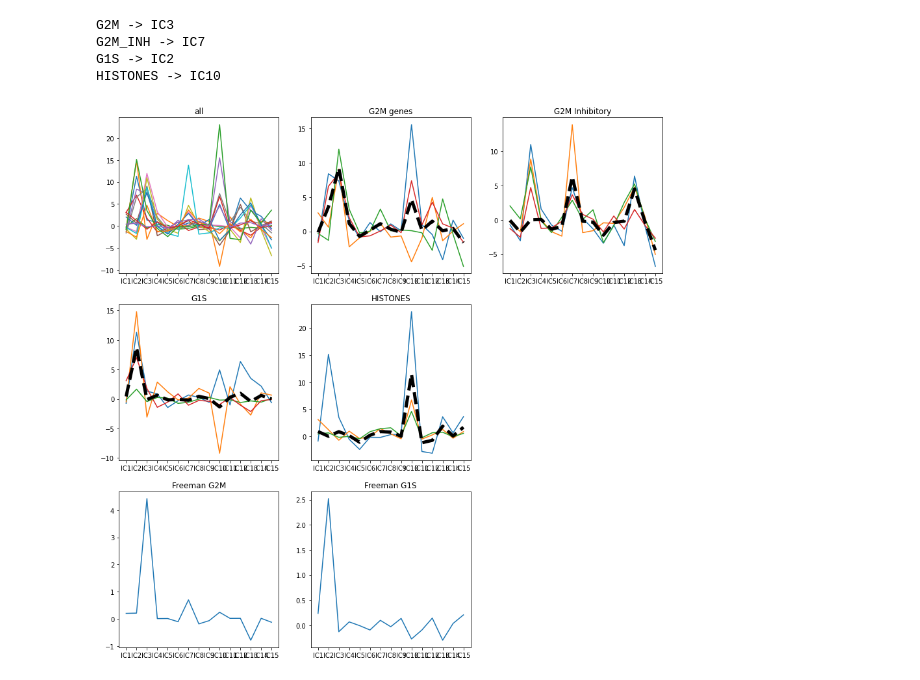
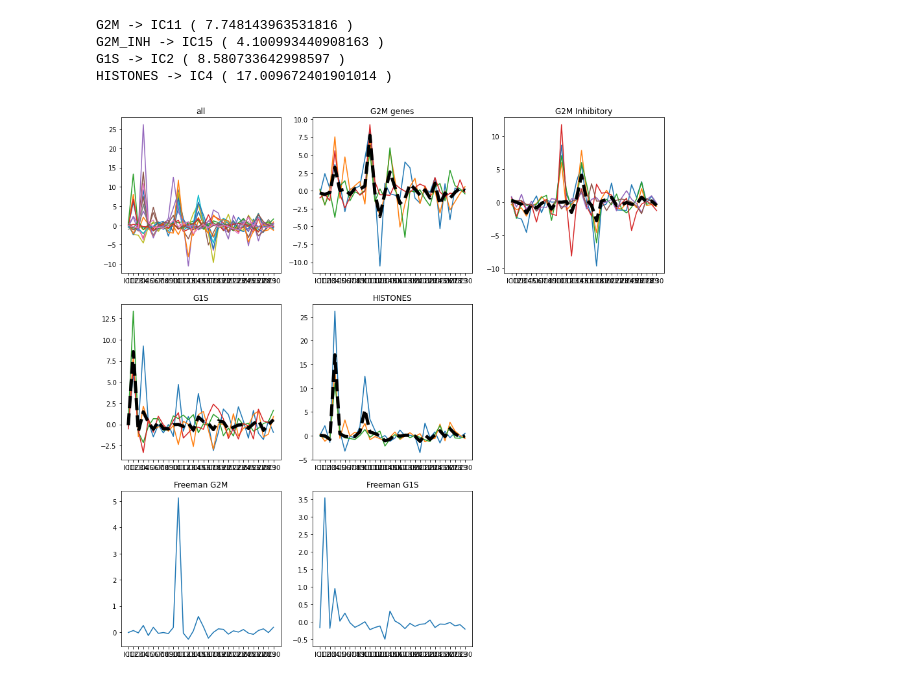
Before and after one commit to auranic/BroadCellLine_scRNASeq_analysis, a Jupyter notebook: ICA_analysis_of_single_cell_data.ipynb, the cells around one changed output. Drawn from its saved outputs; the diff is of its cells as text; code cells hidden in the pictures.

```diff
--- a/ICA_analysis_of_single_cell_data.ipynb
+++ b/ICA_analysis_of_single_cell_data.ipynb
@@ -207,9 +225,9 @@ with open(folder+'CPM_data.txt') as fin, open(folder+cell_line+'_raw.txt','w') a
 # in the next cell
 
 top_variable_genes = 10000 # if negative then no selection of genes
-Normalize_Totals = True
+#Normalize_Totals = True
 Already_Log_Transformed = False
-n_neighbours_for_pooling = 10
+n_neighbours_for_pooling = 5
 number_of_pcs = 20
 
 
@@ -218,14 +236,15 @@ adata_k = sc.AnnData(X=df[df.columns[1:]].to_numpy().transpose())
 adata_k.obs_names = list(df.columns[1:])
 adata_k.var_names = list(df[df.columns[0]])
 adata_k.X = adata_k.X/division_factor
+adata_k.var_names_make_unique()
 
 # Quality control
 adata_k.var['mt'] = adata_k.var_names.str.startswith('MT-')
 sc.pp.calculate_qc_metrics(adata_k, qc_vars=['mt'], percent_top=None, log1p=False, inplace=True)
 sc.pl.violin(adata_k, ['n_genes_by_counts', 'total_counts', 'pct_counts_mt'], jitter=0.4, multi_panel=True)
 sc.pl.scatter(adata_k, x='total_counts', y='pct_counts_mt')
-inds1 = np.where((adata_k.obs['total_counts']>10000) & (adata_k.obs['total_counts']<40000))
-inds2 = np.where(adata_k.obs['pct_counts_mt']<20)
+inds1 = np.where((adata_k.obs['total_counts']>10000) & (adata_k.obs['total_counts']<50000))
+inds2 = np.where(adata_k.obs['pct_counts_mt']<10)
 print(len(inds1[0]),'samples pass the count filter')
 print(len(inds2[0]),' samples pass the mt filter')
 ind_samples = np.intersect1d(inds1[0],inds2[0])
@@ -234,8 +253,18 @@ adata_k = adata_k[ind_samples,:]
 
 
 if n_neighbours_for_pooling>0:
+    #temp_top_variable_genes = top_variable_genes
+    #adata_k_temp = adata_k.copy()
+    #top_variable_genes = -1
+    #adata_k_temp = preprocessing_without_pooling(adata_k_temp)
+    #top_variable_genes = np.sum(np.var(adata_k_temp.X,axis=0)>0.01)
+    #top_variable_genes = 5000
+    print('top_variable_genes taken for pooling:',top_variable_genes)
     adata_k1 = pooling_procedure(adata_k,adata_k)
-adata_k1 = preprocessing_dataset(adata_k1)
+    #top_variable_genes = temp_top_variable_genes
+    adata_k1 = preprocessing_dataset(adata_k1)
+else:
+    adata_k1 = preprocessing_dataset(adata_k)
 dc = {'GENE':list(adata_k1.var_names)}
 for j,s in enumerate(adata_k1.obs_names):
     dc[s] = adata_k1.X[j,:]
@@ -283,11 +319,12 @@ X = df.values
 #Uncomment next line if you want to subsample the dataset
 #X = X[np.random.choice(X.shape[0],1000),:]
 mn = np.mean(X,axis=0)
+print(mn.shape)
 X = X - mn
 
 
-sICA = StabilizedICA(n_components = 15 , max_iter = 2000, n_jobs = -1)
-sICA.fit(X, n_runs = 100, plot = True, normalize=True)
+sICA = StabilizedICA(n_components = 30 , max_iter = 2000, n_jobs = -1)
+sICA.fit(X, n_runs = 100, plot = True, normalize=True, fun='logcosh')
 
 end = time.time()
 
@@ -320,7 +371,7 @@ freeman_G1S = ['ADAMTS1','ASF1B','ATAD2','BARD1','BLM','BRCA1','BRIP1','C17orf75
 freeman_G2M = ['ADGRE5','ARHGAP11A','ARHGDIB','ARL6IP1','ASPM','AURKA','AURKB','BIRC5','BORA','BRD8','BUB1','BUB1B','BUB3','CCNA2','CCNB1','CCNB2','CCNF','CDC20','CDC25B','CDC25C','CDC27','CDCA3','CDCA8','CDK1','CDKN1B','CDKN3','CENPE','CENPF','CENPI','CENPN','CEP55','CEP70','CEP85','CKAP2','CKAP5','CKS1B','CKS2','CTCF','DBF4','DBF4B','DCAF7','DEPDC1','DLGAP5','ECT2','ERCC6L','ESPL1','FAM64A','FOXM1','FZD2','FZD7','FZR1','GPSM2','GTF2E1','GTSE1','H2AFX','HJURP','HMGB2','HMGB3','HMMR','HN1','INCENP','JADE2','KIF11','KIF14','KIF15','KIF18A','KIF18B','KIF20A','KIF20B','KIF22','KIF23','KIF2C','KIF4A','KIF5B','KIFC1','KPNA2','LBR','LMNB2','MAD2L1','MELK','MET','METTL4','MIS18BP1','MKI67','MPHOSPH9','MTMR6','NCAPD2','NCAPG','NCAPG2','NCAPH','NDC1','NDC80','NDE1','NEIL3','NEK2','NRF1','NUSAP1','OIP5','PAFAH2','PARPBP','PBK','PLEKHG3','PLK1','PLK4','PRC1','PRR11','PSRC1','PTTG1','PTTG3P','RACGAP1','RAD21','RASSF1','REEP4','SAP30','SHCBP1','SKA1','SLCO1B3','SOGA1','SPA17','SPAG5','SPC25','SPDL1','STIL','STK17B','TACC3','TAF5','TBC1D2','TBC1D31','TMPO','TOP2A','TPX2','TROAP','TTF2','TTK','TUBB4B','TUBD1','UBE2C','UBE2S','VANGL1','WEE1','WHSC1','XPO1','ZMYM1']
 g2m_markers = ['CDK1','MKI67','CCNB2','AURKB']
 g1s_markers = ['RRM2','PCNA','MCM10','ORC6']
-g2m_inhibitory_markers = ['CDC20','CDKN3','NUF2','UBE2S']
+g2m_inhibitory_markers = ['CDC20','CDKN3','UBE2S','UBE2C','UBB','PSMA7','PSMB2']
 histone_markers = ['HIST1H4C','HIST1H1E','HIST2H2AC']
 
 freeman_G1S = [s for s in freeman_G1S if s in Metagenes]
@@ -337,15 +388,17 @@ histone_score = np.mean(Metagenes[histone_markers],axis=1)
 
 idx_g2m_signal = np.argmax(g2m_score)
 g2m_inhibitory_score[idx_g2m_signal] = 0
-idx_g2m_inhibitory_signal = np.argmax(g2m_inhibitory_score)
+g1s_score[idx_g2m_signal] = 0
 idx_g1s_signal = np.argmax(g1s_score)
 histone_score[idx_g1s_signal] = 0
+g2m_inhibitory_score[idx_g1s_signal] = 0
+idx_g2m_inhibitory_signal = np.argmax(g2m_inhibitory_score)
 idx_histone_signal = np.argmax(histone_score)
 
-print('G2M ->','IC'+str(idx_g2m_signal+1))
-print('G2M_INH ->','IC'+str(idx_g2m_inhibitory_signal+1))
-print('G1S ->','IC'+str(idx_g1s_signal+1))
-print('HISTONES ->','IC'+str(idx_histone_signal+1))
+print('G2M ->','IC'+str(idx_g2m_signal+1),'(',g2m_score[idx_g2m_signal],')')
+print('G2M_INH ->','IC'+str(idx_g2m_inhibitory_signal+1),'(',g2m_inhibitory_score[idx_g2m_inhibitory_signal],')')
+print('G1S ->','IC'+str(idx_g1s_signal+1),'(',g1s_score[idx_g1s_signal],')')
+print('HISTONES ->','IC'+str(idx_histone_signal+1),'(',histone_score[idx_histone_signal],')')
 
 fig = plt.figure(figsize=(15,15))
 
@@ -355,38 +408,38 @@ plt.title('all')
 
 plt.subplot(3,3,2)
 plt.plot(Metagenes[g2m_markers])
 plt.plot(g2m_score,'k--',linewidth=5)
 plt.title('G2M genes')
 
 plt.subplot(3,3,3)
 plt.plot(Metagenes[g2m_inhibitory_markers])
 plt.plot(g2m_inhibitory_score,'k--',linewidth=5)
 plt.title('G2M Inhibitory')
 
 plt.subplot(3,3,4)
 plt.plot(Metagenes[g1s_markers])
 plt.plot(g1s_score,'k--',linewidth=5)
 plt.title('G1S')
 
 plt.subplot(3,3,5)
 plt.plot(Metagenes[histone_markers])
 plt.plot(histone_score,'k--',linewidth=5)
 plt.title('HISTONES')
 
 plt.subplot(3,3,7)
 plt.plot(np.mean(Metagenes[freeman_G2M],axis=1))
 plt.title('Freeman G2M')
 
 plt.subplot(3,3,8)
 plt.plot(np.mean(Metagenes[freeman_G1S],axis=1))
 plt.title('Freeman G1S')
 plt.show()
 # %% [output]
-G2M -> IC3
-G2M_INH -> IC7
-G1S -> IC2
-HISTONES -> IC10
+G2M -> IC11 ( 7.748143963531816 )
+G2M_INH -> IC15 ( 4.100993440908163 )
+G1S -> IC2 ( 8.580733642998597 )
+HISTONES -> IC4 ( 17.009672401901014 )
-[figure, old version]
+[figure, new version]
 # %%
 gmtfile = sfile[:-4]+'.gmt'
 
```
Also changed, not shown: parts of 16 cells of this notebook.
